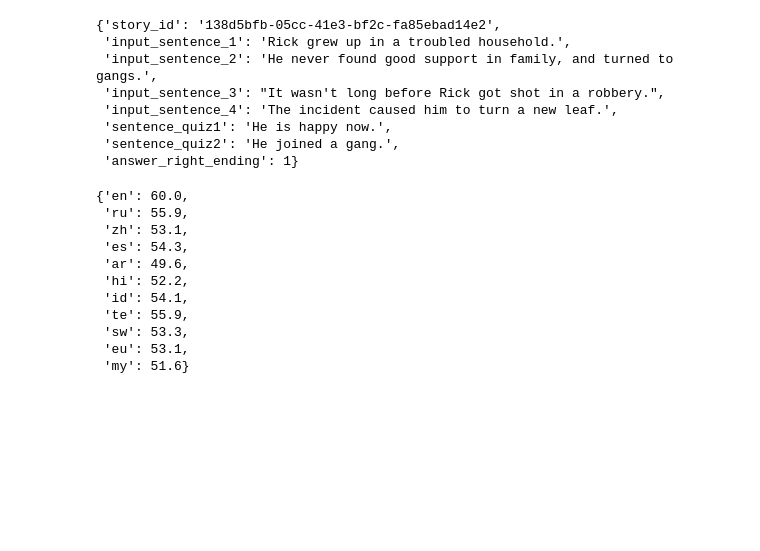
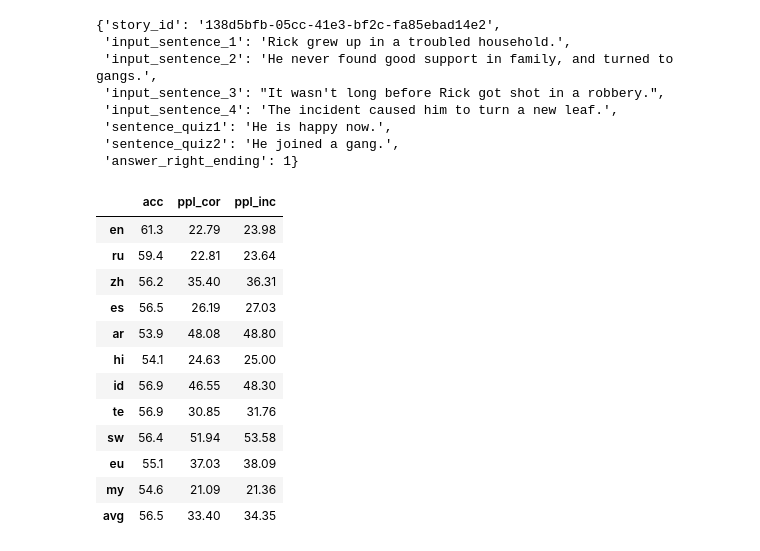
Before and after one commit to juletx/self-translate, a Jupyter notebook: xglm/xglm.ipynb, the cells around one changed output. Drawn from its saved outputs; the diff is of its cells as text; code cells hidden in the pictures; blank space fills up the shorter version.

Commit message:
update xglm evaluation and compute metrics

```diff
--- a/xglm/xglm.ipynb
+++ b/xglm/xglm.ipynb
@@ -174 +195,20 @@ for lang in langs_xstory:
+# %%
+size = len(x_story_cloze["en"]["eval"])
+results_xstory = {"idx": list(range(size)),
+           "label": x_story_cloze["en"]["eval"]["answer_right_ending"]}
+for lang in langs_xstory:
+    predictions, lprobs1, lprobs2, ppls1, ppls2 = [], [], [], [], []
+    for idx, example in tqdm(enumerate(x_story_cloze[lang]["eval"]), total=size):
+        input_sentences = example["input_sentence_1"] + " " + example["input_sentence_2"] + " " + example["input_sentence_3"] + " " + example["input_sentence_4"]
+        pred, lprob1, lprob2, ppl1, ppl2 = XStoryCloze_eval(input_sentences, example["sentence_quiz1"], example["sentence_quiz2"])
+        predictions.append(pred)
+        lprobs1.append(round(lprob1.item(), 2))
+        lprobs2.append(round(lprob2.item(), 2))
+        ppls1.append(round(ppl1.item(), 2))
+        ppls2.append(round(ppl2.item(), 2))
+    results_xstory[lang] = predictions
+    results_xstory[lang + "_lprob1"] = lprobs1
+    results_xstory[lang + "_lprob2"] = lprobs2
+    results_xstory[lang + "_ppl1"] = ppls1
+    results_xstory[lang + "_ppl2"] = ppls2
 # %%
@@ -176,22 +216,44 @@ results_xstory_df = pd.DataFrame(results_xstory).to_csv("XStoryCloze_xglm-564M.t
 # %%
-results_xstory_df = pd.read_csv("XStoryCloze_xglm-564M.tsv", delimiter="\t")
+results_xstory_df = pd.read_csv("../results/XStoryCloze_xglm-564M.tsv", delimiter="\t")
 # %%
 accuracy = {}
 for lang in langs_xstory:
     compare = results_xstory_df["label"] == results_xstory_df[lang]
     acc = list(compare).count(True) / len(list(compare)) * 100
     accuracy[lang] = round(acc, 1)
-
-accuracy
+accuracy["avg"] = round(sum(accuracy.values()) / len(accuracy), 1)
-# %% [output]
-{'en': 60.0,
- 'ru': 55.9,
- 'zh': 53.1,
- 'es': 54.3,
- 'ar': 49.6,
- 'hi': 52.2,
- 'id': 54.1,
- 'te': 55.9,
- 'sw': 53.3,
- 'eu': 53.1,
- 'my': 51.6}
+# %%
+perplexity_correct = {}
+perplexity_incorrect = {}
+
+for lang in langs_xstory:
+    correct = []
+    incorrect = []
+    for idx, row in results_xstory_df.iterrows():
+        if row["label"] == 1:
+            correct.append(row[lang + "_ppl1"])
+            incorrect.append(row[lang + "_ppl2"])
+        else:
+            correct.append(row[lang + "_ppl2"])
+            incorrect.append(row[lang + "_ppl1"])
+    perplexity_correct[lang] = round(sum(correct) / len(correct), 2)
+    perplexity_incorrect[lang] = round(sum(incorrect) / len(incorrect), 2)
+perplexity_correct["avg"] = round(sum(perplexity_correct.values()) / len(perplexity_correct), 2)
+perplexity_incorrect["avg"] = round(sum(perplexity_incorrect.values()) / len(perplexity_incorrect), 2)
+# %%
+metrics_df = pd.DataFrame({"acc": accuracy, "ppl_cor": perplexity_correct, "ppl_inc": perplexity_incorrect})
+metrics_df
+# %% [output]
+|  | acc | ppl_cor | ppl_inc |
+| en | 61.3 | 22.79 | 23.98 |
+| ru | 59.4 | 22.81 | 23.64 |
+| zh | 56.2 | 35.40 | 36.31 |
+| es | 56.5 | 26.19 | 27.03 |
+| ar | 53.9 | 48.08 | 48.80 |
+| hi | 54.1 | 24.63 | 25.00 |
+| id | 56.9 | 46.55 | 48.30 |
+| te | 56.9 | 30.85 | 31.76 |
+| sw | 56.4 | 51.94 | 53.58 |
+| eu | 55.1 | 37.03 | 38.09 |
+| my | 54.6 | 21.09 | 21.36 |
+| avg | 56.5 | 33.40 | 34.35 |
```
Also changed, not shown: parts of 8 cells of this notebook, 4 other files.
